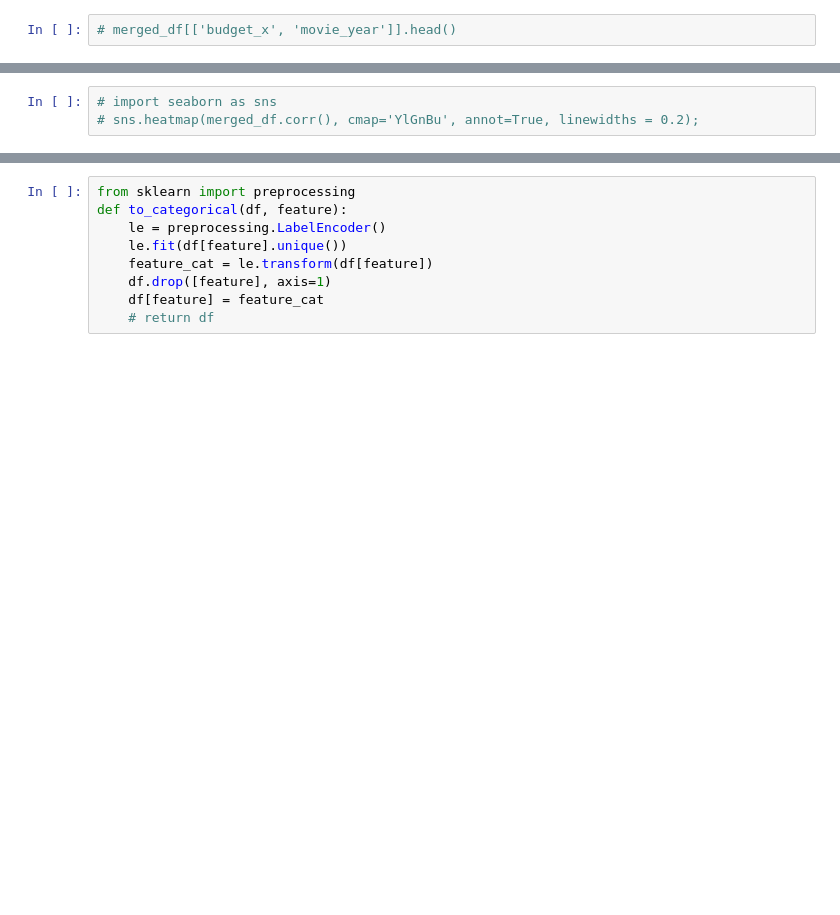
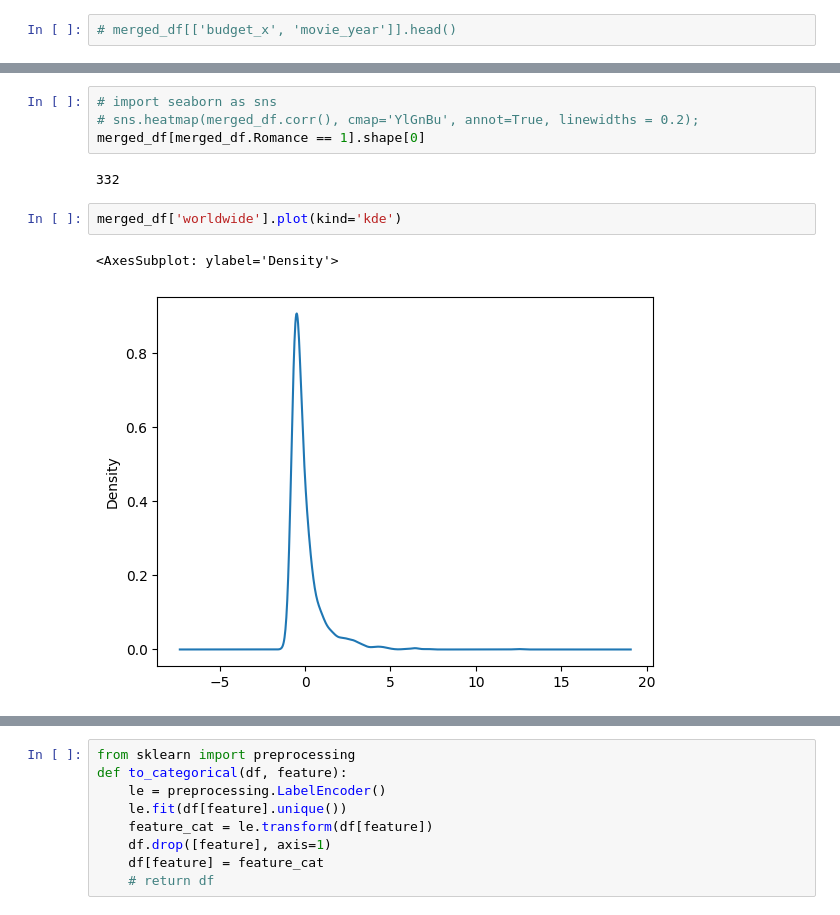
Before and after one commit to mpourostad/MovieRevenuePrediction, a Jupyter notebook: data_visualization.ipynb, the cells around one changed output, grey strips where cells are left out. Cells and saved outputs as stored; diff of their text form; blank space fills up the shorter version.

```diff
--- a/data_visualization.ipynb
+++ b/data_visualization.ipynb
@@ -163,3 +178,11 @@ normalize(merged_df, 'worldwide')
 # %%
 # import seaborn as sns
 # sns.heatmap(merged_df.corr(), cmap='YlGnBu', annot=True, linewidths = 0.2);
+merged_df[merged_df.Romance == 1].shape[0]
+# %% [output]
+332
+# %%
+merged_df['worldwide'].plot(kind='kde')
+# %% [output]
+<AxesSubplot: ylabel='Density'>
+[figure, added]
```
Also changed, not shown: parts of 18 cells of this notebook, 2 other files.
